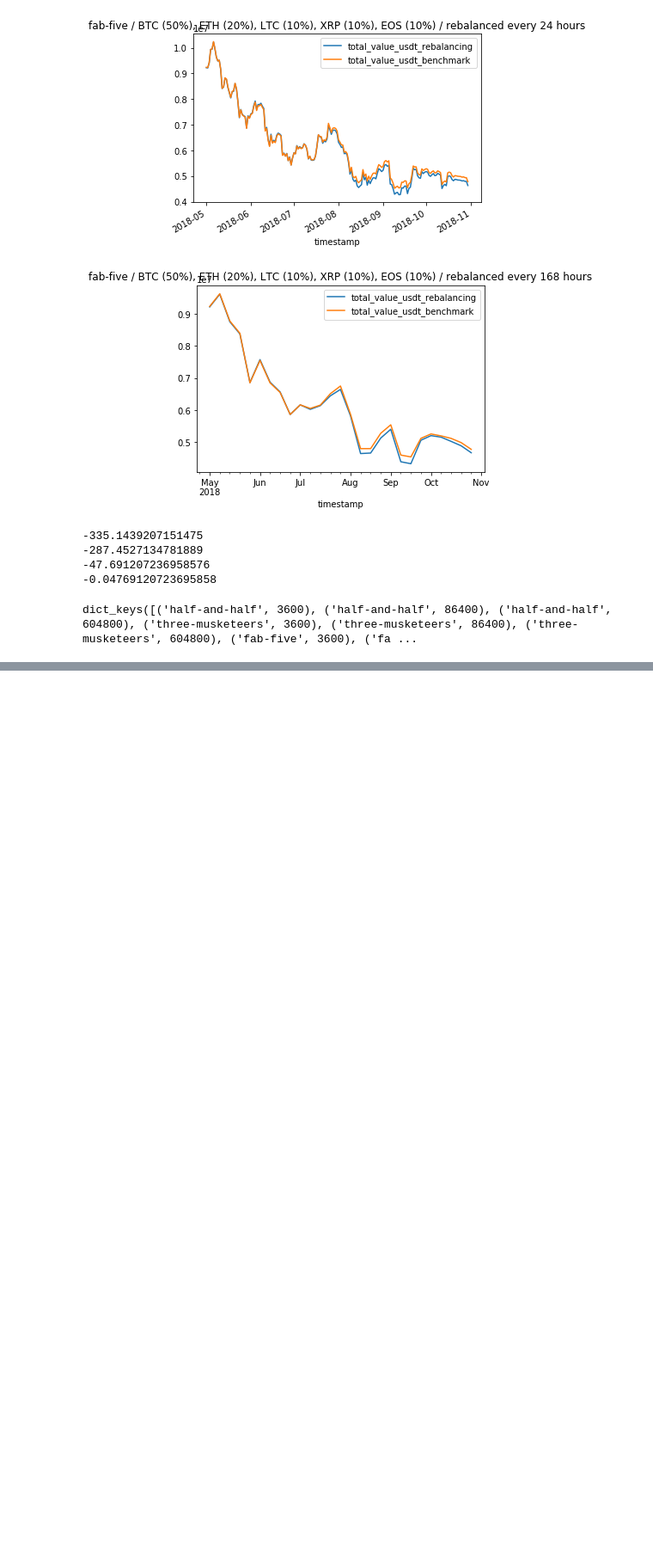
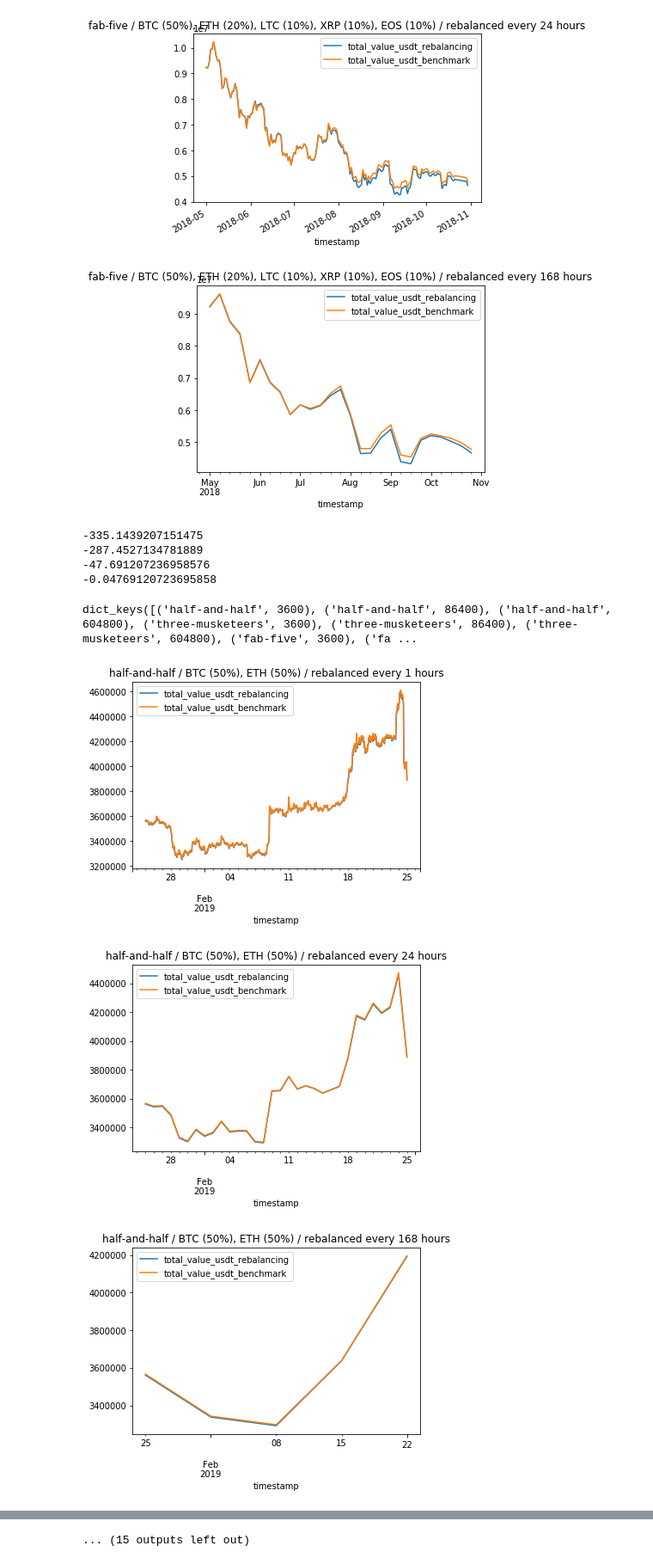
Before and after one commit to IntelligentTrading/clover, a Jupyter notebook: notebooks/comparative_portfolio_evaluation.ipynb, the cells around one changed output, grey strips where cells are left out. Shown at 86% size. Cells and saved outputs as stored; diff of their text form; code cells hidden in the pictures; blank space fills up the shorter version.

Commit message:
New experiments with v1 packs.

```diff
--- a/notebooks/comparative_portfolio_evaluation.ipynb
+++ b/notebooks/comparative_portfolio_evaluation.ipynb
@@ -1,5 +1,6 @@
 # %%
 import psycopg2.extras
+import pandas as pd
 from apps.backtesting.backtester_portfolio import ComparativePortfolioEvaluation
 import logging, sys
 logging.disable(sys.maxsize)
@@ -24,11 +25,27 @@ portfolio_dicts = {
         'EOS': 0.1
     }
 }
+
 start_time = '2018/05/01 00:00:00 UTC'
 end_time = '2018/10/30 00:00:00 UTC'
 rebalancing_periods = [60*60, 60*60*24, 60*60*24*7]
-c = ComparativePortfolioEvaluation(portfolio_dicts, start_time, end_time, rebalancing_periods,
+
+def test_packs(start_time, end_time):
+    c = ComparativePortfolioEvaluation(portfolio_dicts, start_time, end_time, rebalancing_periods,
                                    start_value_of_portfolio=1000, counter_currency='BTC', trading_cost_percent=0.25)
+    return c
+
+def save_info(comparative_evaluation, out_file):
+    df_subset = c.comparative_df[['portfolio','allocations','rebalancing_period_hours',
+                                  'profit_percent', 'benchmark_profit_percent',
+                                  'profit_percent_usdt','benchmark_profit_percent_usdt']]
+    writer = pd.ExcelWriter(out_file)
+    df_subset.to_excel(writer)
+    writer.save()
+    writer.close()
+    return df_subset
+
+c = test_packs(start_time, end_time)
 # %% [output]
 INFO:settings:Deployment environment detected: LOCAL
 INFO:settings:LOCAL environment detected. Importing local_settings.py
@@ -68,3 +80,19 @@ print(b.percent_gain_over_benchmark)
 c._portfolio_backtests.keys()
 # %% [output]
 dict_keys([('half-and-half', 3600), ('half-and-half', 86400), ('half-and-half', 604800), ('three-musketeers', 3600), ('three-musketeers', 86400), ('three-musketeers', 604800), ('fab-five', 3600), ('fa ...
+# %%
+periods = {
+    '1m': ('2019/01/25 00:00:00 UTC', '2019/02/25 00:00:00 UTC'),
+    '3m': ('2018/11/25 00:00:00 UTC', '2019/02/25 00:00:00 UTC'),
+    '6m': ('2018/08/25 00:00:00 UTC', '2019/02/25 00:00:00 UTC'),
+}
+for name, period in periods.items():
+    start_time = period[0]
+    end_time = period[1]
+    c = test_packs(start_time, end_time)
+    c.plot_all_returns()
+    #save_info(c, f'backtesting_packs_{name}.xlsx')
+# %% [output]
+[figure, added]
+[figure, added]
+[figure, added]
@@ -70,0 +108 @@ dict_keys([('half-and-half', 3600), ('half-and-half', 86400), ('half-and-half',
+... (15 outputs left out)
```
Also changed, not shown: parts of 4 cells of this notebook.
